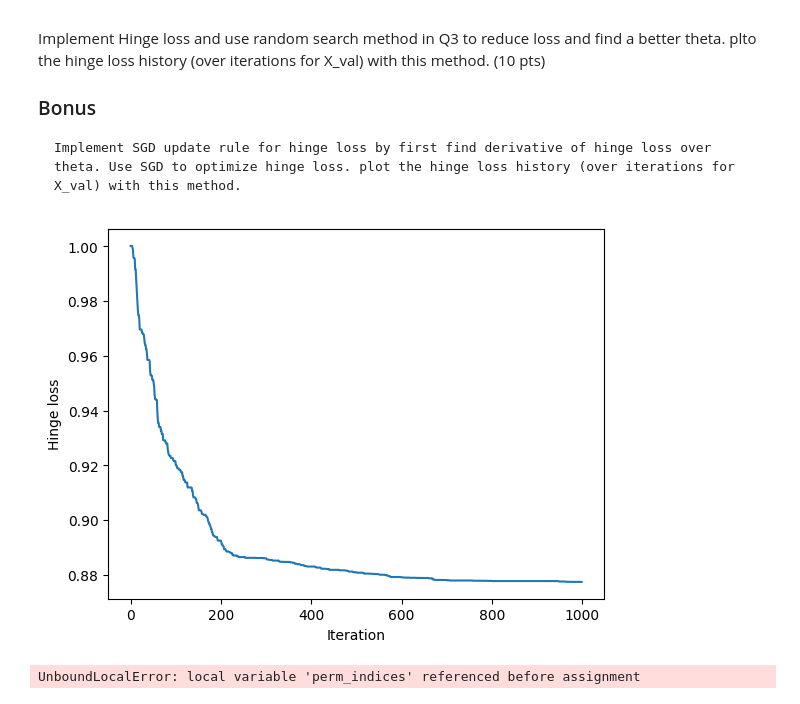
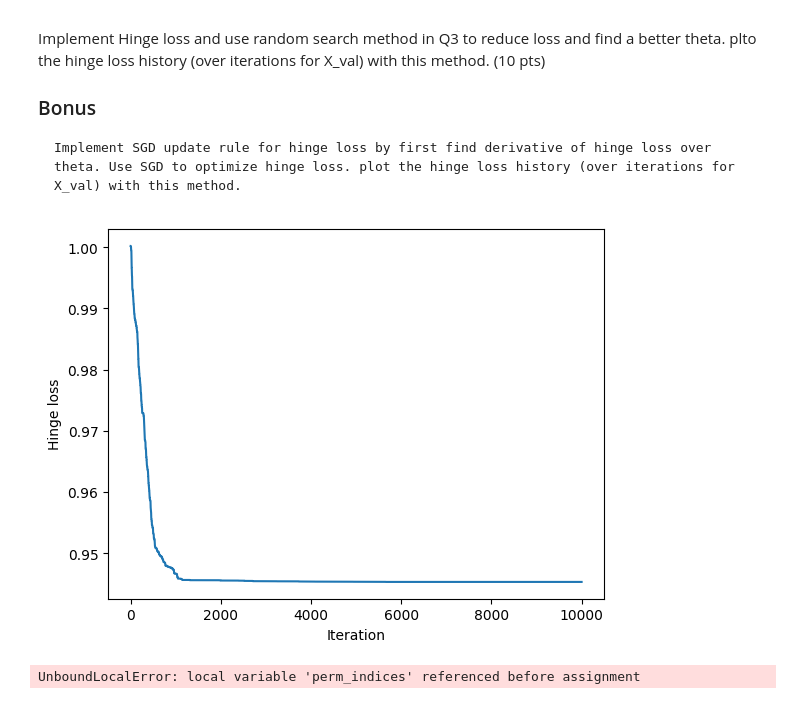
Before and after one commit to Hrsh-Venket/CS-1390-Intro-to-Machine-Learning, a Jupyter notebook: lab2(homework)/Ary_lab2.ipynb, the cells around one changed output. Drawn from its saved outputs; the diff is of its cells as text; code cells hidden in the pictures.

```diff
--- a/lab2(homework)/Ary_lab2.ipynb
+++ b/lab2(homework)/Ary_lab2.ipynb
@@ -434,34 +434,34 @@ Implement SGD update rule for hinge loss by first find derivative of hinge loss
 # %%
 def hinge_loss(X, y, theta):
     m = len(y)
     h = X @ theta
     loss = np.maximum(0, 1 - y * h)
     return np.mean(loss)
 
 def gradient_descent(X_train, y_train, X_val, y_val, learning_rate, max_iter):
     m, n = X_train.shape
     theta = np.zeros((n, 1))
     history = []
     best_loss = float('inf')
     for i in range(max_iter):
         dtheta = np.random.randn(n, 1)
         new_theta = theta + learning_rate * dtheta
         new_loss = hinge_loss(X_val, y_val, new_theta)
         if new_loss < best_loss:
             best_loss = new_loss
             theta = new_theta
         history.append(best_loss)
     return theta, history
 
 learning_rate = 0.01
-max_iter = 1000
+max_iter = 10000
 best_theta, loss_history = gradient_descent(X_train, Y_train, X_val, Y_val, learning_rate, max_iter)
 plt.plot(loss_history)
 plt.xlabel('Iteration')
 plt.ylabel('Hinge loss')
 plt.show()
 # %% [output]
-[figure, old version]
+[figure, new version]
 # %%
 def hinge_loss(y, X, theta):
     return np.maximum(0, 1 - y * (X @ theta))
```
Also changed, not shown: parts of 8 cells of this notebook, 2 other files.
